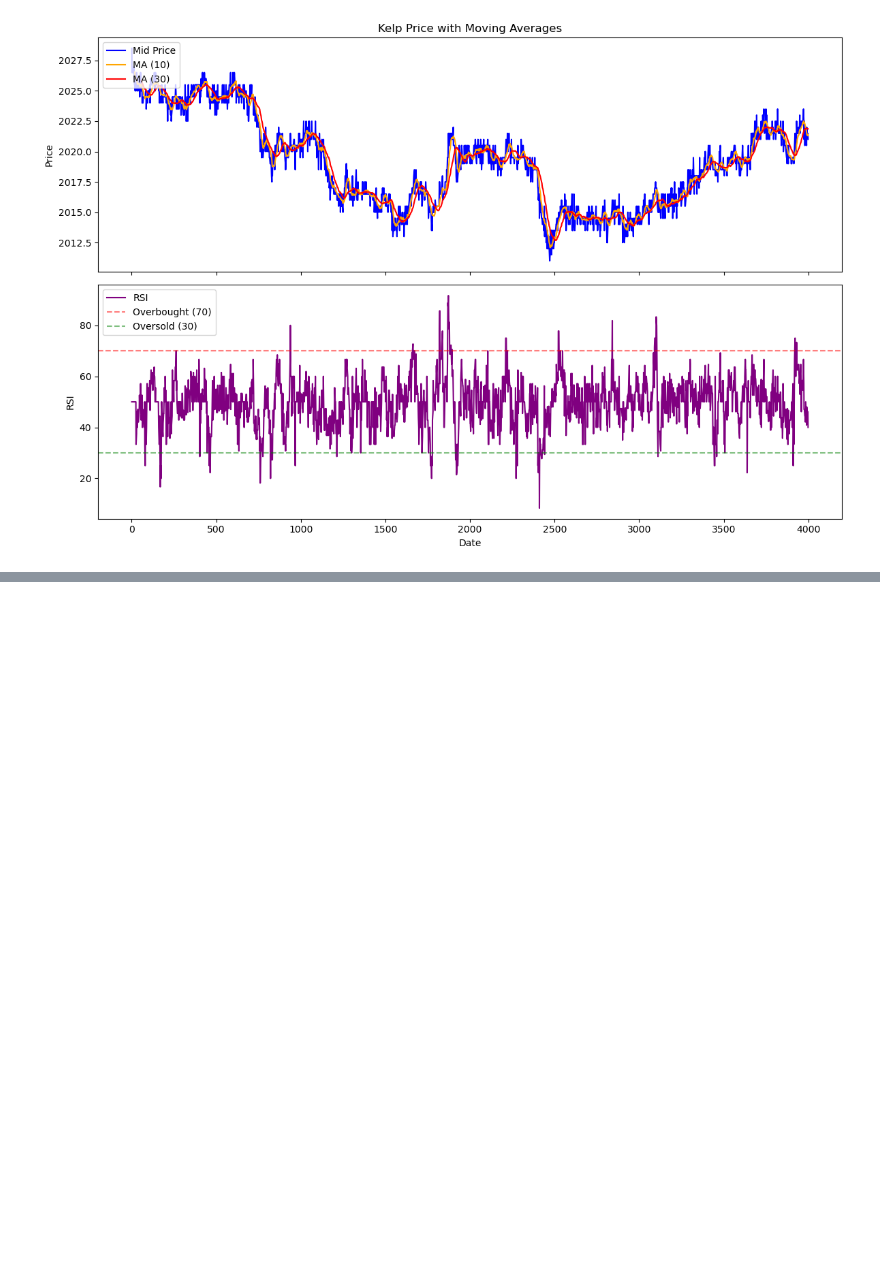
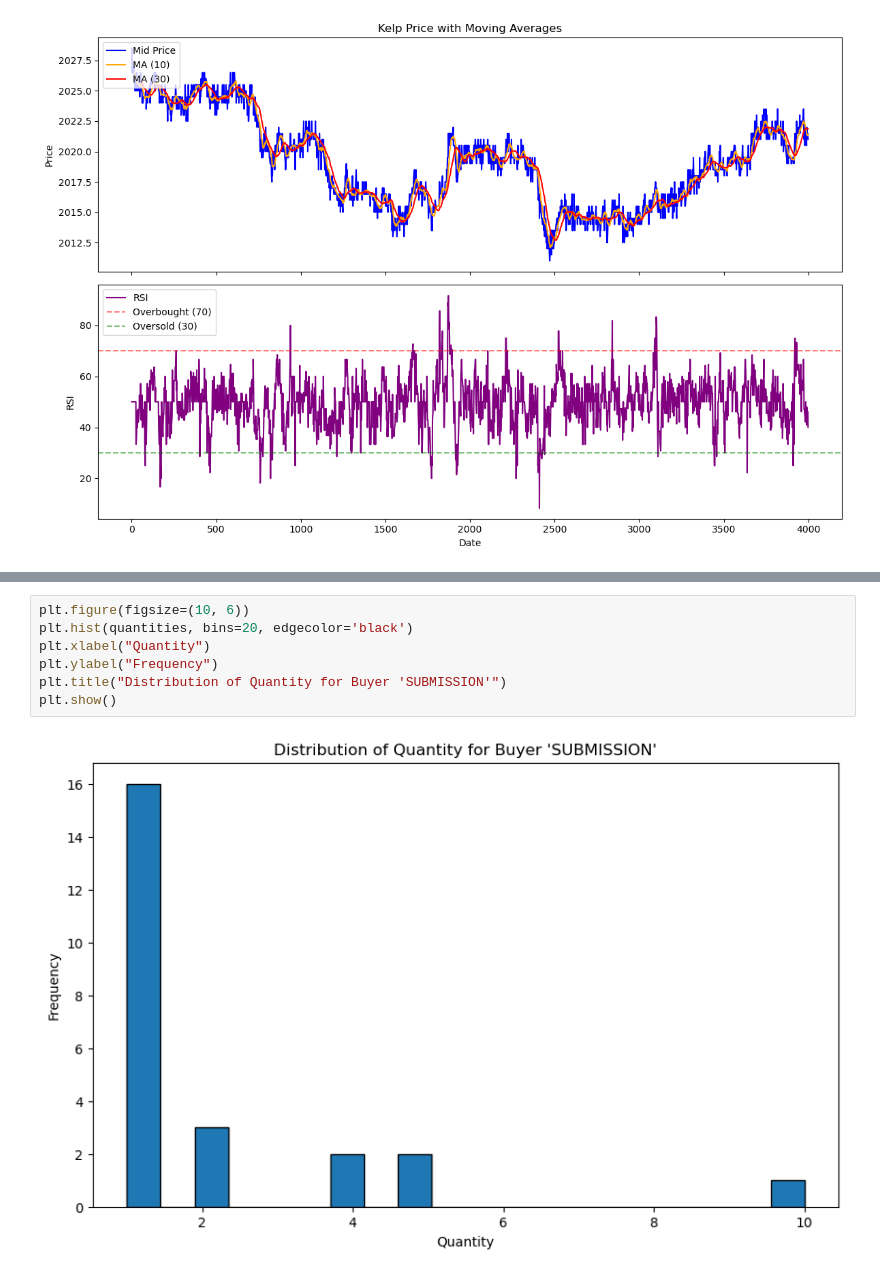
Before and after one commit to UlrichVestuche/IMC-Prosperity-3, a Jupyter notebook: Tutorial/data.ipynb, the cells around one changed output, grey strips where cells are left out. Drawn from its saved outputs; the diff is of its cells as text; blank space fills up the shorter version.

```diff
--- a/Tutorial/data.ipynb
+++ b/Tutorial/data.ipynb
@@ -190,0 +240,9 @@ plt.show()
+# %%
+plt.figure(figsize=(10, 6))
+plt.hist(quantities, bins=20, edgecolor='black')
+plt.xlabel("Quantity")
+plt.ylabel("Frequency")
+plt.title("Distribution of Quantity for Buyer 'SUBMISSION'")
+plt.show()
+# %% [output]
+[figure, added]
```
Also changed, not shown: parts of 1 cell of this notebook, 2 other files.
